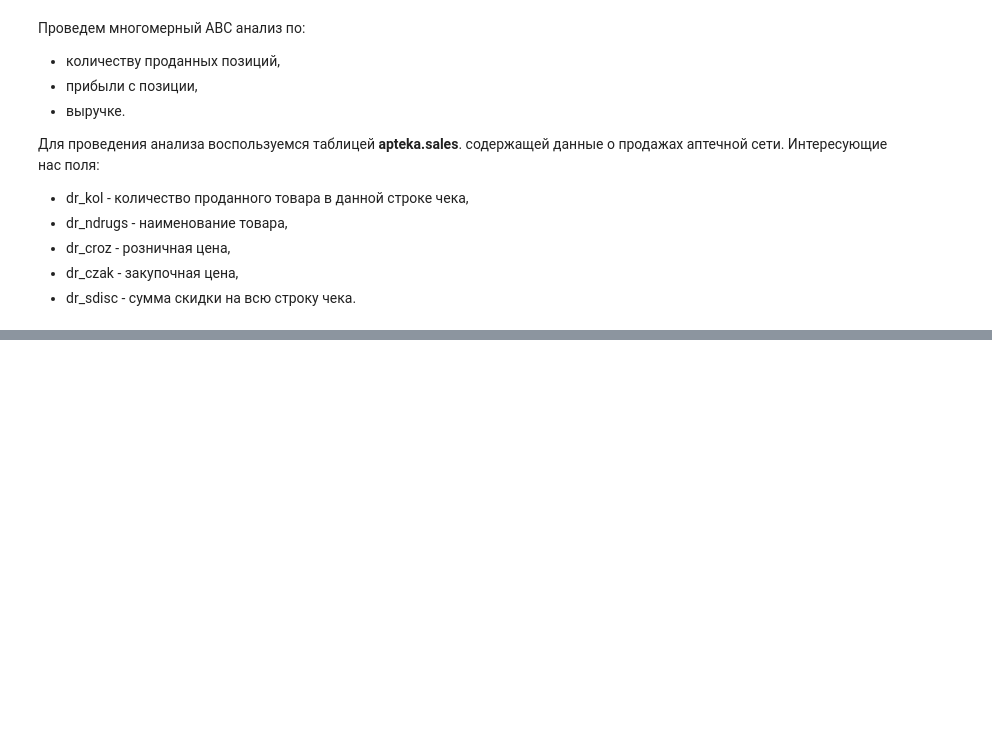
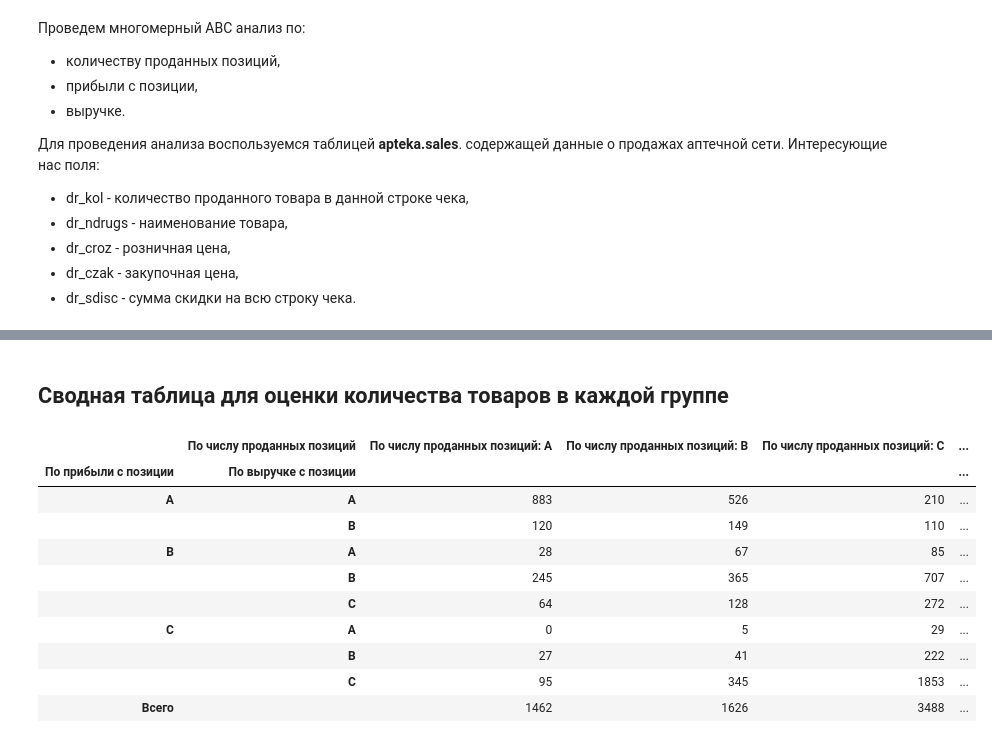
Before and after one commit to aleks-haksly/portfolio, a Jupyter notebook: Marketing analytics/ABC/ABC.ipynb, the cells around one changed output, grey strips where cells are left out. Saved outputs shown, nothing was run; the diff lists cells and outputs as text; code cells hidden in the pictures; blank space fills up the shorter version.

```diff
--- a/Marketing analytics/ABC/ABC.ipynb
+++ b/Marketing analytics/ABC/ABC.ipynb
@@ -81,0 +92,25 @@ select(sql)
+# %% [markdown]
+## Сводная таблица для оценки количества товаров в каждой группе
+# %%
+pd.pivot_table(
+        data=abc_df[["По числу проданных позиций", "По прибыли с позиции", "По выручке с позиции"]],
+        columns="По числу проданных позиций",
+        index=["По прибыли с позиции", "По выручке с позиции"],
+        aggfunc=lambda x: len(x),
+        fill_value=0,
+        observed=False, margins=True, margins_name='Всего'
+    ).rename(columns={"A": "По числу проданных позиций: A",
+                      "B": "По числу проданных позиций: B",
+                      "C": "По числу проданных позиций: C"})
+# %% [output]
+|  | По числу проданных позиций | По числу проданных позиций: A | По числу проданных позиций: B | По числу проданных позиций: C | ... |
+| По прибыли с позиции | По выручке с позиции |  |  |  | ... |
+| A | A | 883 | 526 | 210 | ... |
+|  | B | 120 | 149 | 110 | ... |
+| B | A | 28 | 67 | 85 | ... |
+|  | B | 245 | 365 | 707 | ... |
+|  | C | 64 | 128 | 272 | ... |
+| C | A | 0 | 5 | 29 | ... |
+|  | B | 27 | 41 | 222 | ... |
+|  | C | 95 | 345 | 1853 | ... |
+| Всего |  | 1462 | 1626 | 3488 | ... |
```
Also changed, not shown: parts of 19 cells of this notebook.
